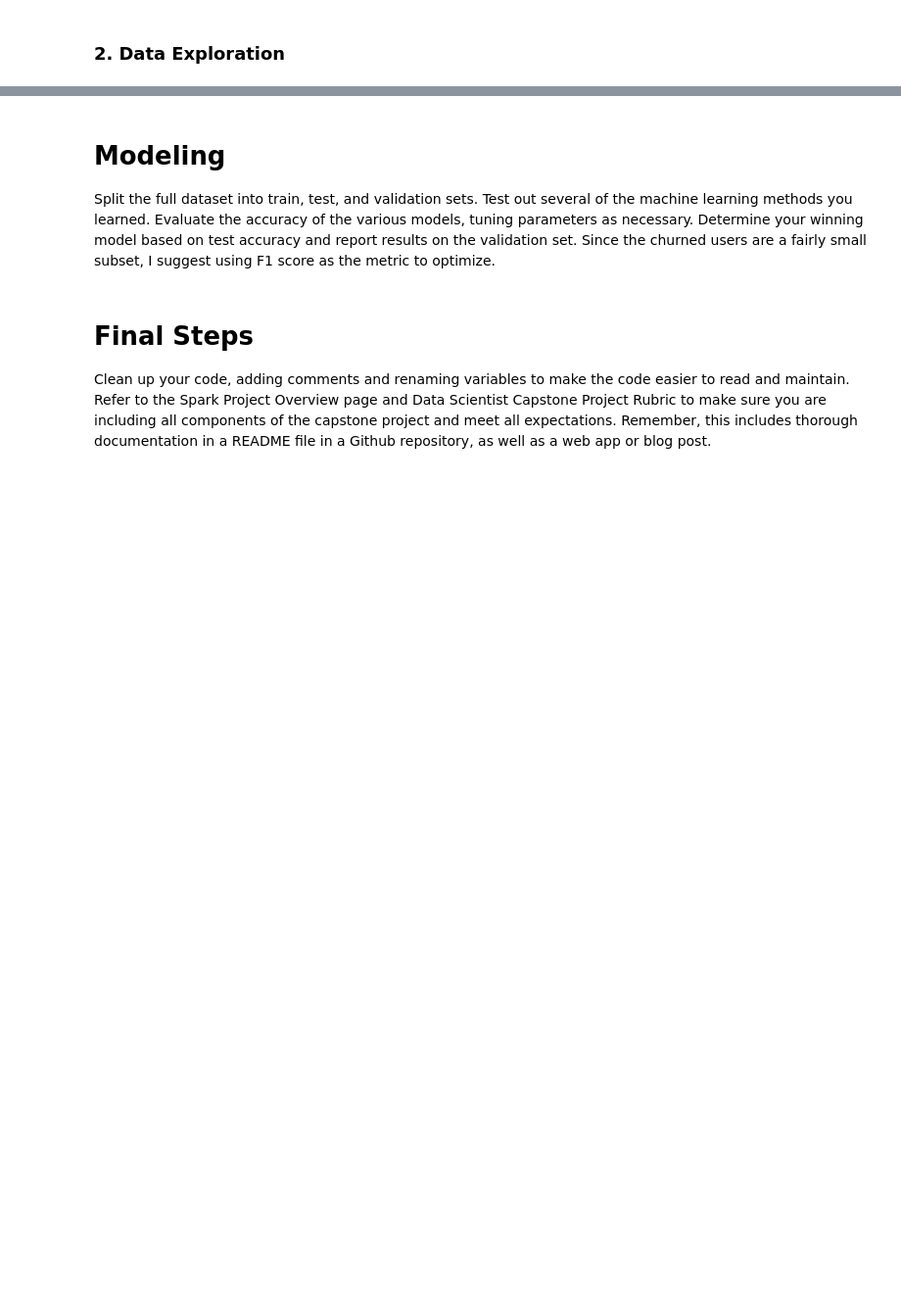
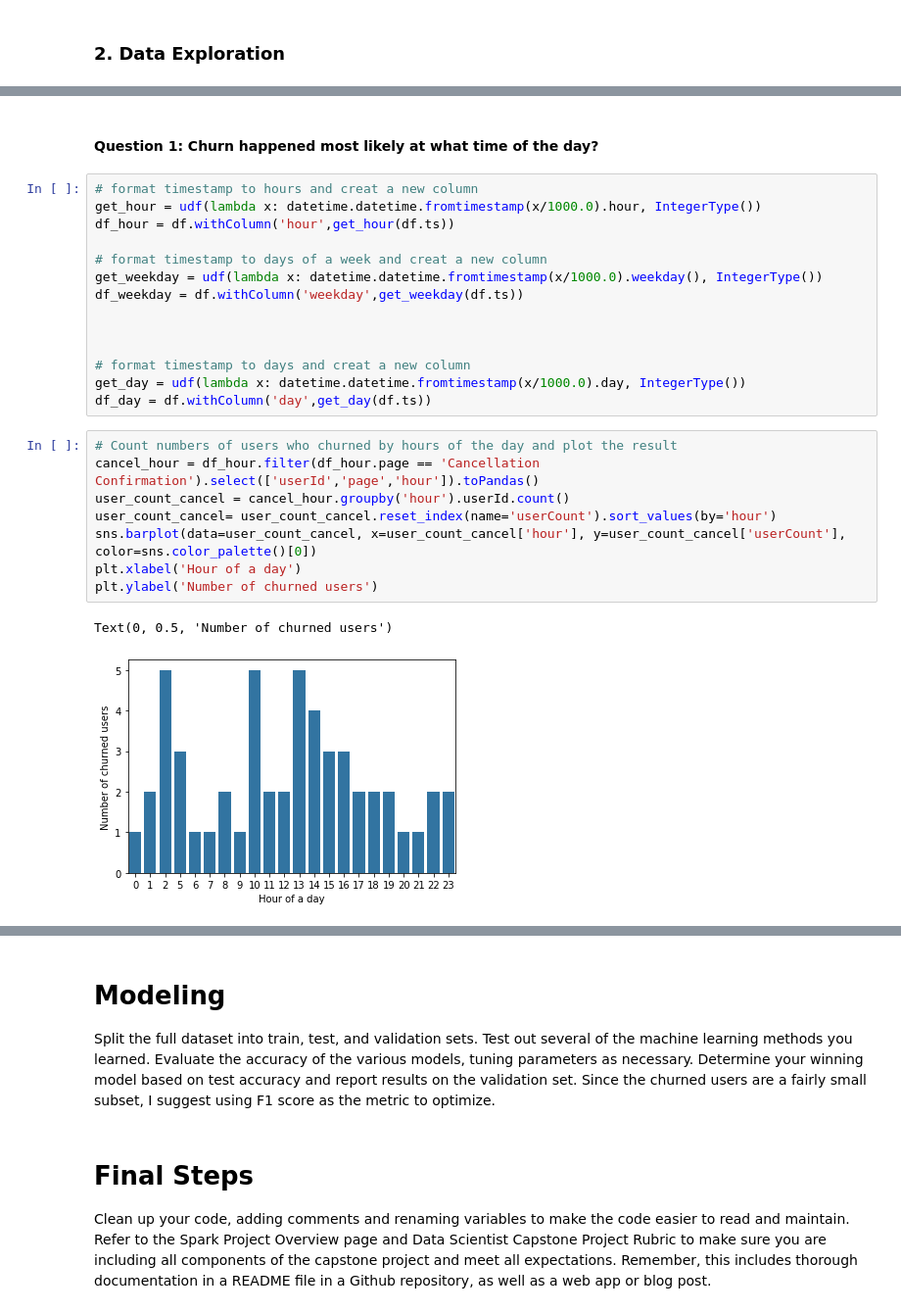
Before and after one commit to gj0706/customer_churn_prediction, a Jupyter notebook: Sparkify.ipynb, the cells around one changed output, grey strips where cells are left out. Shown: that part at 98% size. Cells and saved outputs as stored; diff of their text form; blank space fills up the shorter version.

```diff
--- a/Sparkify.ipynb
+++ b/Sparkify.ipynb
@@ -341,0 +333,27 @@ If you are working in the classroom workspace, you can just extract features bas
+# %% [markdown]
+#### Question 1: Churn happened most likely at what time of the day?
+# %%
+# format timestamp to hours and creat a new column
+get_hour = udf(lambda x: datetime.datetime.fromtimestamp(x/1000.0).hour, IntegerType())
+df_hour = df.withColumn('hour',get_hour(df.ts))
+
+# format timestamp to days of a week and creat a new column
+get_weekday = udf(lambda x: datetime.datetime.fromtimestamp(x/1000.0).weekday(), IntegerType())
+df_weekday = df.withColumn('weekday',get_weekday(df.ts))
+
+
+
+# format timestamp to days and creat a new column
+get_day = udf(lambda x: datetime.datetime.fromtimestamp(x/1000.0).day, IntegerType())
+df_day = df.withColumn('day',get_day(df.ts))
+# %%
+# Count numbers of users who churned by hours of the day and plot the result
+cancel_hour = df_hour.filter(df_hour.page == 'Cancellation Confirmation').select(['userId','page','hour']).toPandas()
+user_count_cancel = cancel_hour.groupby('hour').userId.count()
+user_count_cancel= user_count_cancel.reset_index(name='userCount').sort_values(by='hour')
+sns.barplot(data=user_count_cancel, x=user_count_cancel['hour'], y=user_count_cancel['userCount'], color=sns.color_palette()[0])
+plt.xlabel('Hour of a day')
+plt.ylabel('Number of churned users')
+# %% [output]
+Text(0, 0.5, 'Number of churned users')
+[figure, added]
```
Also changed, not shown: parts of 72 cells of this notebook.
